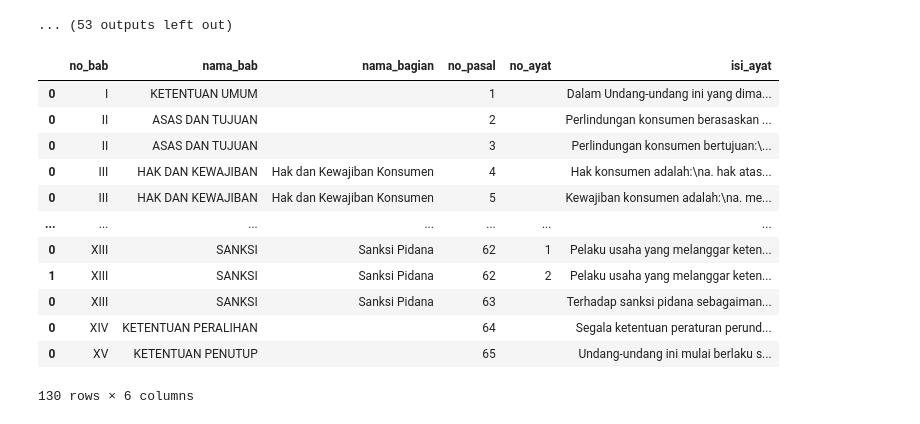
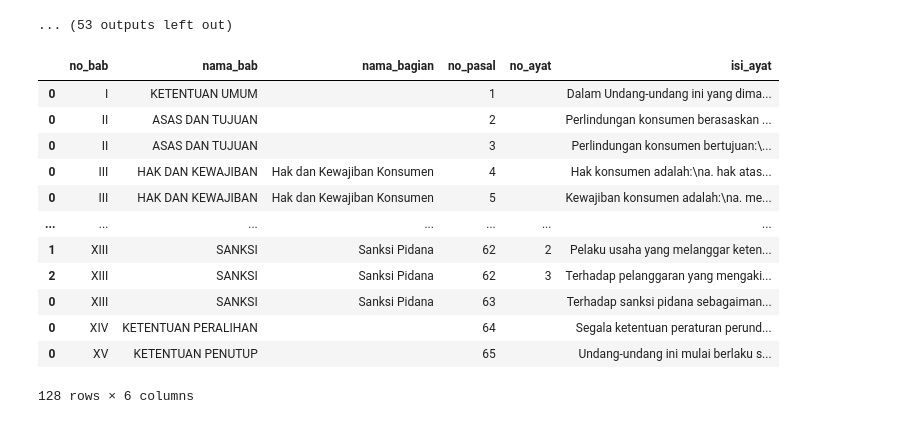
Before and after one commit to LemHS/TransformasiDataTextUU, a Jupyter notebook: uu8-1999.ipynb, the cells around one changed output. Cells and saved outputs as stored; diff of their text form; code cells hidden in the pictures.

```diff
--- a/uu8-1999.ipynb
+++ b/uu8-1999.ipynb
@@ -14,6 +14,9 @@ file_no_header = re.sub("(\\n[^\\n]*? \…[^\\n]*)(?=\\n)", " ", file_no_header,
 # %%
 penjelasan = re.search("PRESIDEN\\nREPUBLIK INDONESIA\\nPENJELASAN.*", file_no_header, re.DOTALL).group()
 badan = file_no_header.replace(penjelasan, "")
+# %%
+badan = re.sub("Agar setiap orang mengetahuinya.*", "", badan, re.DOTALL)
+penjelasan = re.sub("TAMBAHAN LEMBARAN NEGARA.*", "", penjelasan, re.DOTALL)
 # %% [markdown]
 # Badan
 # %% [markdown]
@@ -176,7 +179,7 @@ pd.DataFrame(df_bagian)
 ## Ambil Pasal
 # %%
 def ambil_pasal(text):
-    pattern = "(?<=\\n|^)(Pasal\s*\p{N}+\s*\\n.*?)(?=\\nPasal|$)"
+    pattern = "(?<=\\n|^)(Pasal\s*\p{N}+\s*\\n.*?)(?=\\nPasal\s*\p{N}+\s*\\n|$)"
     pasal = re.findall(pattern, text, re.DOTALL)
     if pasal:
         pattern_no = "(?<=Pasal)(?:\s*)(\p{N}+)"
@@ -409,7 +416,7 @@ df_penjelasan_ayat = {'no_penjelasan_ayat': no_penjelasan_ayat, 'isi_penjelasan_
 # %%
 df_penjelasan_ayat = pd.DataFrame(df_penjelasan_ayat)
 # %%
-df_lst = []
+df_badan_lst = []
 lst_no_bab, lst_nama_bab, lst_isi_bab = ambil_bab(badan)
 
 for i_bab, no_bab in enumerate(lst_no_bab):
@@ -428,23 +435,23 @@ for i_bab, no_bab in enumerate(lst_no_bab):
             df_ayat["nama_bab"] = nama_bab
             df_ayat["nama_bagian"] = nama_bagian
             df_ayat["no_pasal"] = no_pasal
-            df_lst.append(df_ayat)
+            df_badan_lst.append(df_ayat)
 
-df = pd.concat(df_lst)
-df = df[["no_bab", "nama_bab", "nama_bagian", "no_pasal", "no_ayat", "isi_ayat"]]
+df_badan = pd.concat(df_badan_lst)
+df_badan = df_badan[["no_bab", "nama_bab", "nama_bagian", "no_pasal", "no_ayat", "isi_ayat"]]
 # %%
-df
+df_badan
 # %% [output]
 |  | no_bab | nama_bab | nama_bagian | no_pasal | no_ayat | isi_ayat |
 | 0 | I | KETENTUAN UMUM |  | 1 |  | Dalam Undang-undang ini yang dima... |
 | 0 | II | ASAS DAN TUJUAN |  | 2 |  | Perlindungan konsumen berasaskan ... |
 | 0 | II | ASAS DAN TUJUAN |  | 3 |  | Perlindungan konsumen bertujuan:\... |
 | 0 | III | HAK DAN KEWAJIBAN | Hak dan Kewajiban Konsumen | 4 |  | Hak konsumen adalah:\na. hak atas... |
 | 0 | III | HAK DAN KEWAJIBAN | Hak dan Kewajiban Konsumen | 5 |  | Kewajiban konsumen adalah:\na. me... |
 | ... | ... | ... | ... | ... | ... | ... |
-| 0 | XIII | SANKSI | Sanksi Pidana | 62 | 1 | Pelaku usaha yang melanggar keten... |
 | 1 | XIII | SANKSI | Sanksi Pidana | 62 | 2 | Pelaku usaha yang melanggar keten... |
+| 2 | XIII | SANKSI | Sanksi Pidana | 62 | 3 | Terhadap pelanggaran yang mengaki... |
 | 0 | XIII | SANKSI | Sanksi Pidana | 63 |  | Terhadap sanksi pidana sebagaiman... |
 | 0 | XIV | KETENTUAN PERALIHAN |  | 64 |  | Segala ketentuan peraturan perund... |
 | 0 | XV | KETENTUAN PENUTUP |  | 65 |  | Undang-undang ini mulai berlaku s... |
-130 rows × 6 columns
+128 rows × 6 columns
```
Also changed, not shown: parts of 9 cells of this notebook.
